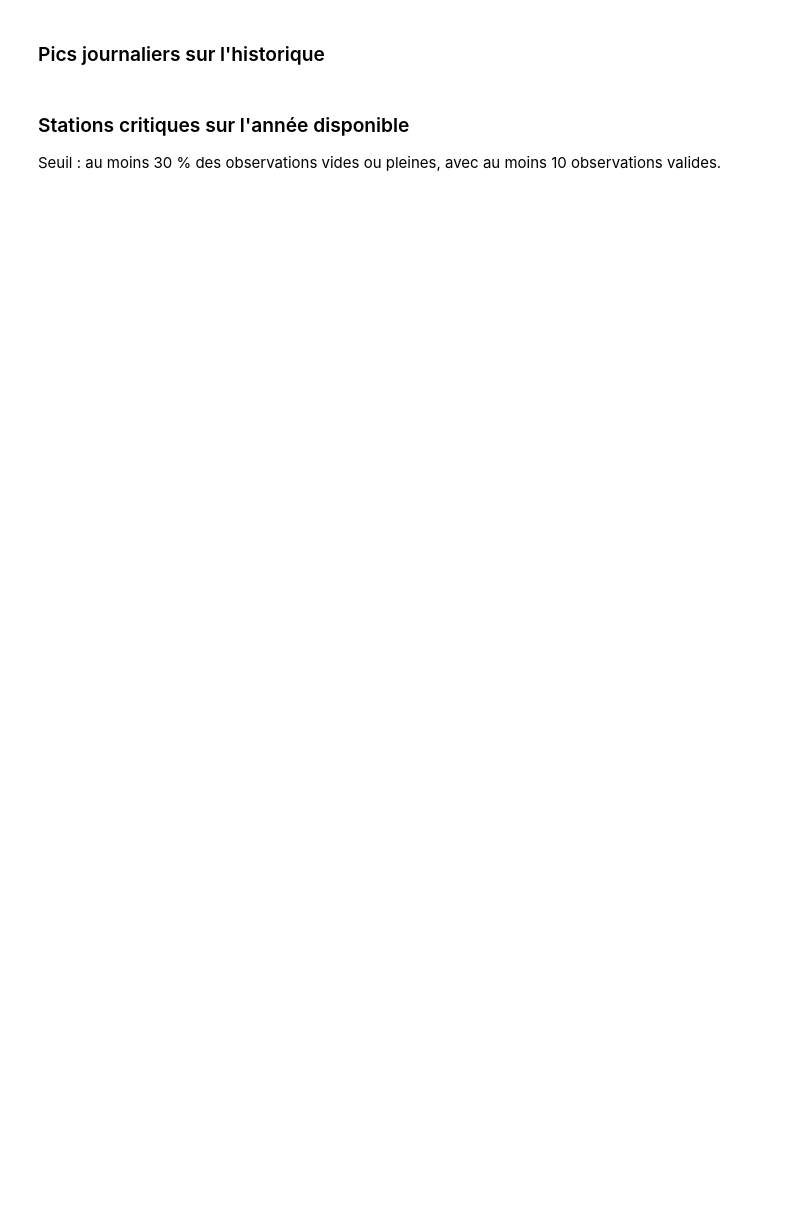
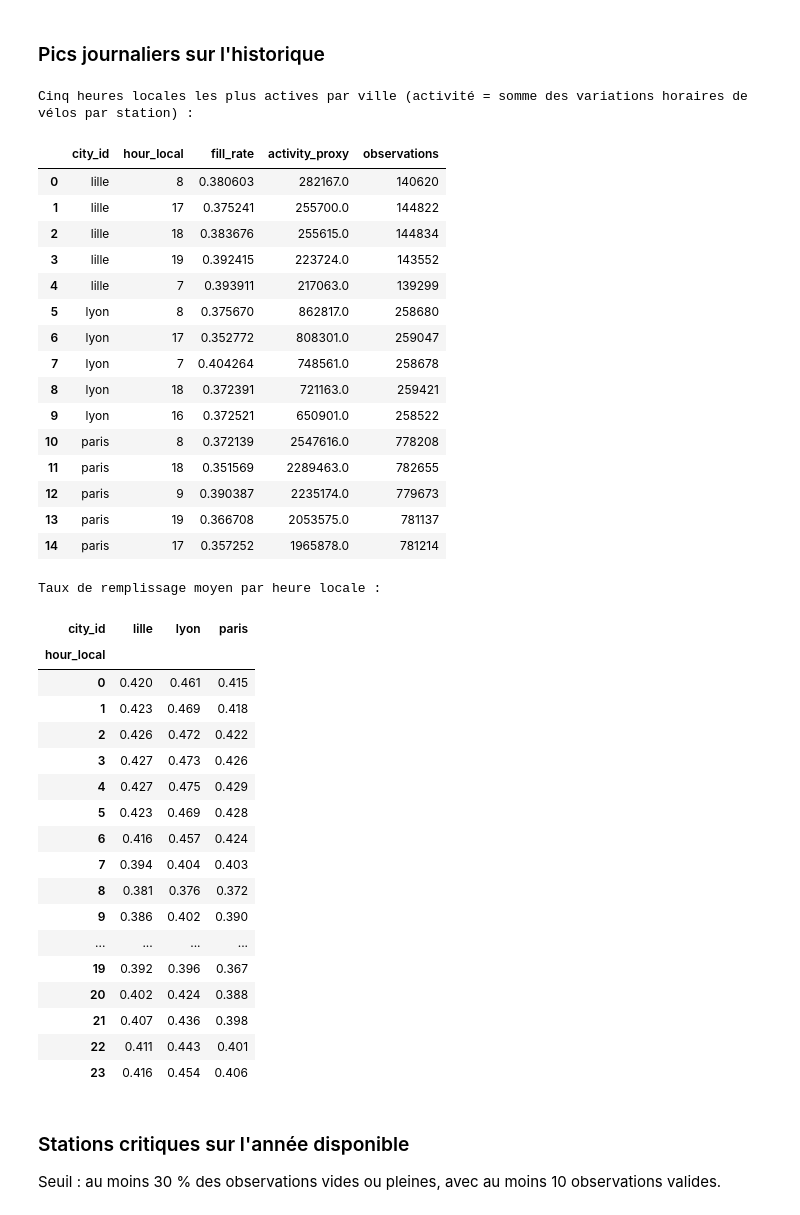
Before and after one commit to MaashRees/UrbanHub, a Jupyter notebook: notebooks/04_analyses_mobilite.ipynb, the cells around one changed output. Cells and saved outputs as stored; diff of their text form; code cells hidden in the pictures; blank space fills up the shorter version.

```diff
--- a/notebooks/04_analyses_mobilite.ipynb
+++ b/notebooks/04_analyses_mobilite.ipynb
@@ -356,9 +405,50 @@ else:
 ### Pics journaliers sur l'historique
 # %%
 if archive_paths:
-    historical_profile = history.groupby(['city_id', 'hour_local'], as_index=False).agg(fill_rate=('fill_rate', 'mean'), activity_proxy=('variation_abs', 'sum'), observations=('station_id', 'count'))
-    display(historical_profile.sort_values(['city_id', 'activity_proxy'], ascending=[True, False]).groupby('city_id').head(5))
-    display(historical_profile.pivot(index='hour_local', columns='city_id', values='fill_rate').round(3))
+    p = pd.concat(profils).groupby(["city_id", "hour_local"], as_index=False).sum()
+    p["fill_rate"] = p["fill_sum"] / p["fill_n"]
+    historical_profile = p[["city_id", "hour_local", "fill_rate", "activity_proxy", "observations"]]
+    print("Cinq heures locales les plus actives par ville (activité = somme des variations horaires de vélos par station) :")
+    display(historical_profile.sort_values(["city_id", "activity_proxy"], ascending=[True, False]).groupby("city_id").head(5).reset_index(drop=True))
+    print("Taux de remplissage moyen par heure locale :")
+    display(historical_profile.pivot(index="hour_local", columns="city_id", values="fill_rate").round(3))
+# %% [output]
+Cinq heures locales les plus actives par ville (activité = somme des variations horaires de vélos par station) :
+|  | city_id | hour_local | fill_rate | activity_proxy | observations |
+| 0 | lille | 8 | 0.380603 | 282167.0 | 140620 |
+| 1 | lille | 17 | 0.375241 | 255700.0 | 144822 |
+| 2 | lille | 18 | 0.383676 | 255615.0 | 144834 |
+| 3 | lille | 19 | 0.392415 | 223724.0 | 143552 |
+| 4 | lille | 7 | 0.393911 | 217063.0 | 139299 |
+| 5 | lyon | 8 | 0.375670 | 862817.0 | 258680 |
+| 6 | lyon | 17 | 0.352772 | 808301.0 | 259047 |
+| 7 | lyon | 7 | 0.404264 | 748561.0 | 258678 |
+| 8 | lyon | 18 | 0.372391 | 721163.0 | 259421 |
+| 9 | lyon | 16 | 0.372521 | 650901.0 | 258522 |
+| 10 | paris | 8 | 0.372139 | 2547616.0 | 778208 |
+| 11 | paris | 18 | 0.351569 | 2289463.0 | 782655 |
+| 12 | paris | 9 | 0.390387 | 2235174.0 | 779673 |
+| 13 | paris | 19 | 0.366708 | 2053575.0 | 781137 |
+| 14 | paris | 17 | 0.357252 | 1965878.0 | 781214 |
+Taux de remplissage moyen par heure locale :
+| city_id | lille | lyon | paris |
+| hour_local |  |  |  |
+| 0 | 0.420 | 0.461 | 0.415 |
+| 1 | 0.423 | 0.469 | 0.418 |
+| 2 | 0.426 | 0.472 | 0.422 |
+| 3 | 0.427 | 0.473 | 0.426 |
+| 4 | 0.427 | 0.475 | 0.429 |
+| 5 | 0.423 | 0.469 | 0.428 |
+| 6 | 0.416 | 0.457 | 0.424 |
+| 7 | 0.394 | 0.404 | 0.403 |
+| 8 | 0.381 | 0.376 | 0.372 |
+| 9 | 0.386 | 0.402 | 0.390 |
+| ... | ... | ... | ... |
+| 19 | 0.392 | 0.396 | 0.367 |
+| 20 | 0.402 | 0.424 | 0.388 |
+| 21 | 0.407 | 0.436 | 0.398 |
+| 22 | 0.411 | 0.443 | 0.401 |
+| 23 | 0.416 | 0.454 | 0.406 |
 # %% [markdown]
 ### Stations critiques sur l'année disponible
 
```
Also changed, not shown: parts of 10 cells of this notebook, 5 other files.
